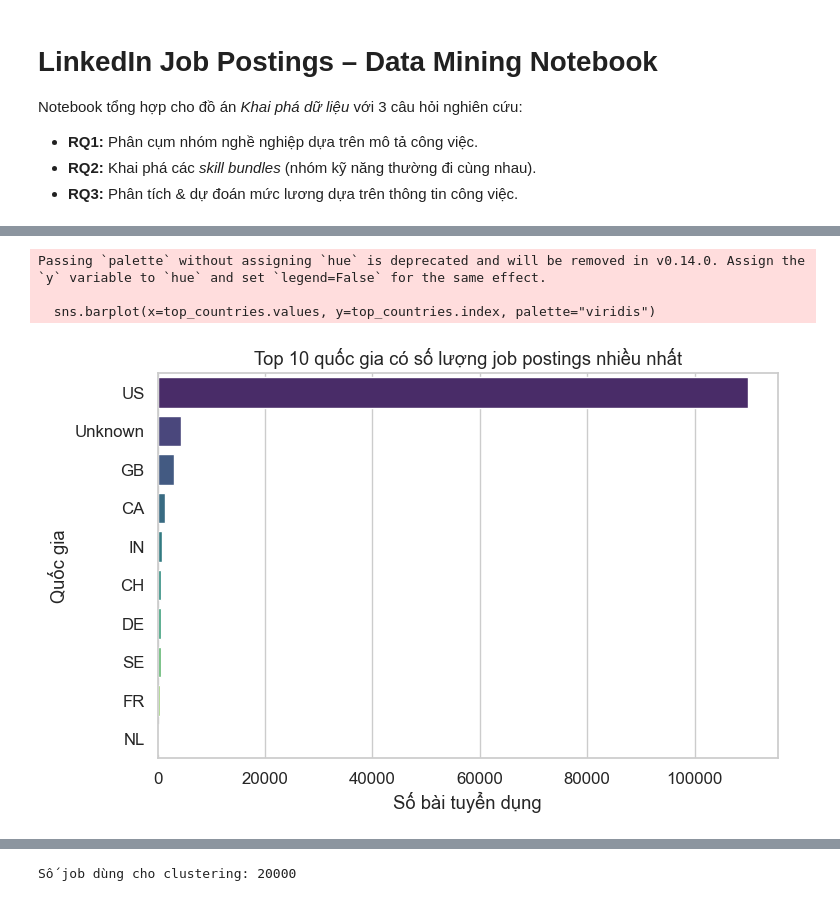
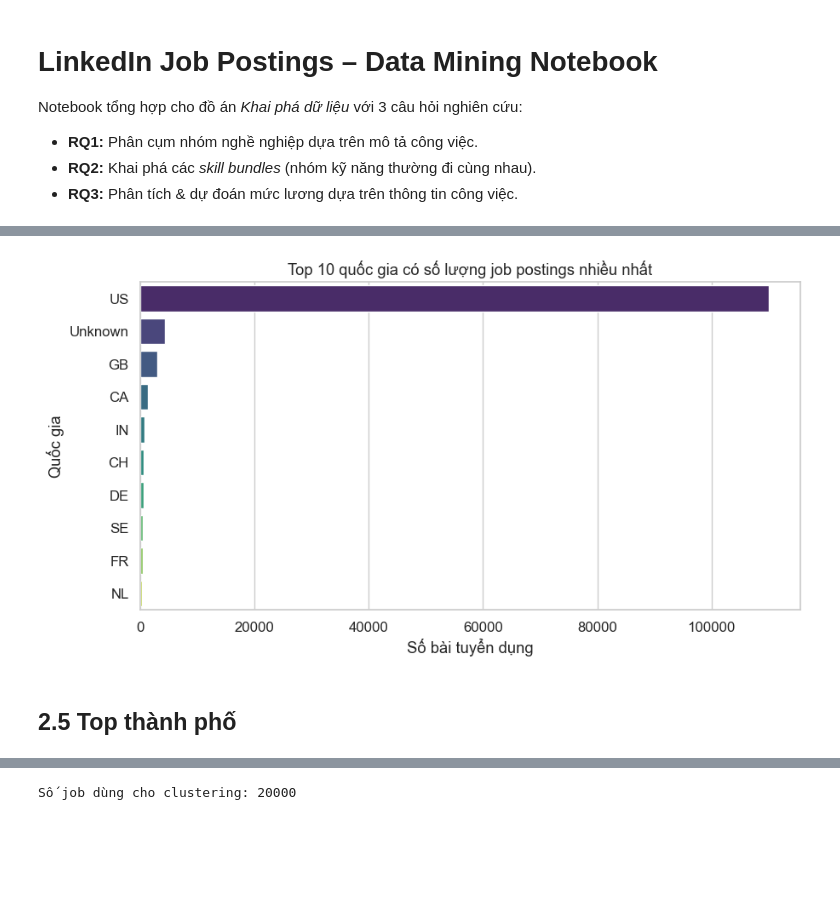
Before and after one commit to QuangMinh03042005/sgu25_kpdl, a Jupyter notebook: final/research.ipynb, the cells around one changed output, grey strips where cells are left out. Cells and saved outputs as stored; diff of their text form; code cells hidden in the pictures; blank space fills up the shorter version.

```diff
--- a/final/research.ipynb
+++ b/final/research.ipynb
@@ -150,34 +283,0 @@ Trong phần này, nếu có file `job_skills.csv` và bảng mapping `skill_abr
-# %%
-# 1.2 Load bảng kỹ năng LinkedIn (job_skills.csv) nếu có
-JOB_SKILLS_PATH = "data/job_skills.csv"        # chỉnh lại đường dẫn cho đúng
-SKILL_MAP_PATH = "data/skill_mapping.csv"      # file chứa cột: skill_abr, skill_name
-
-try:
-    job_skills_df = pd.read_csv(JOB_SKILLS_PATH)
-    skill_map_df = pd.read_csv(SKILL_MAP_PATH)
-
-    print("Kích thước job_skills_df:", job_skills_df.shape)
-    print("Kích thước skill_map_df:", skill_map_df.shape)
-
-    # Gộp để lấy tên kỹ năng đầy đủ
-    job_skills_full = job_skills_df.merge(skill_map_df, on="skill_abr", how="left")
-
-    # Gom danh sách kỹ năng theo từng job_id
-    skills_per_job = (
-        job_skills_full
-        .dropna(subset=["skill_name"])
-        .groupby("job_id")["skill_name"]
-        .apply(list)
-        .reset_index()
-        .rename(columns={"skill_name": "linkedin_skills"})
-    )
-
-    # Merge vào job_merged
-    job_merged = job_merged.merge(skills_per_job, on="job_id", how="left")
-    print("Kích thước job_merged sau khi thêm linkedin_skills:", job_merged.shape)
-    display(job_merged[["job_id", "title", "linkedin_skills"]].head())
-
-except FileNotFoundError:
-    job_skills_df = None
-    skill_map_df = None
-    print("Không tìm thấy job_skills.csv hoặc skill_mapping.csv – bỏ qua phần kỹ năng LinkedIn.")
@@ -278,17 +377,16 @@ plt.show()
 # %%
-job_merged['country'].replace("0", np.nan, inplace=True)
-job_merged['country'].fillna("Unknown", inplace=True)
+# do bộ dữ liệu quy ước 0 là nan nên ta phải chuyển đổi nó sang nan cho dễ xử lí
+job_merged["country"].replace("0", np.nan, inplace=True)
+job_merged["country"].fillna("Unknown", inplace=True)
 # 2.4 Top quốc gia và thành phố có bài tuyển dụng nhiều nhất
 top_countries = job_merged["country"].value_counts().head(10)
-plt.figure(figsize=(8,5))
-sns.barplot(x=top_countries.values, y=top_countries.index, palette="viridis")
+sns.barplot(x=top_countries.values, y=top_countries.index, palette="viridis", hue=top_countries.index,legend=False)
 plt.xlabel("Số bài tuyển dụng")
 plt.ylabel("Quốc gia")
 plt.title("Top 10 quốc gia có số lượng job postings nhiều nhất")
 plt.show()
 # %% [output]
-Passing `palette` without assigning `hue` is deprecated and will be removed in v0.14.0. Assign the `y` variable to `hue` and set `legend=False` for the same effect.
-
-  sns.barplot(x=top_countries.values, y=top_countries.index, palette="viridis")
-[figure, old version]
+[figure, new version]
+# %% [markdown]
+## 2.5 Top thành phố
 # %%
```
Also changed, not shown: parts of 119 cells of this notebook.
